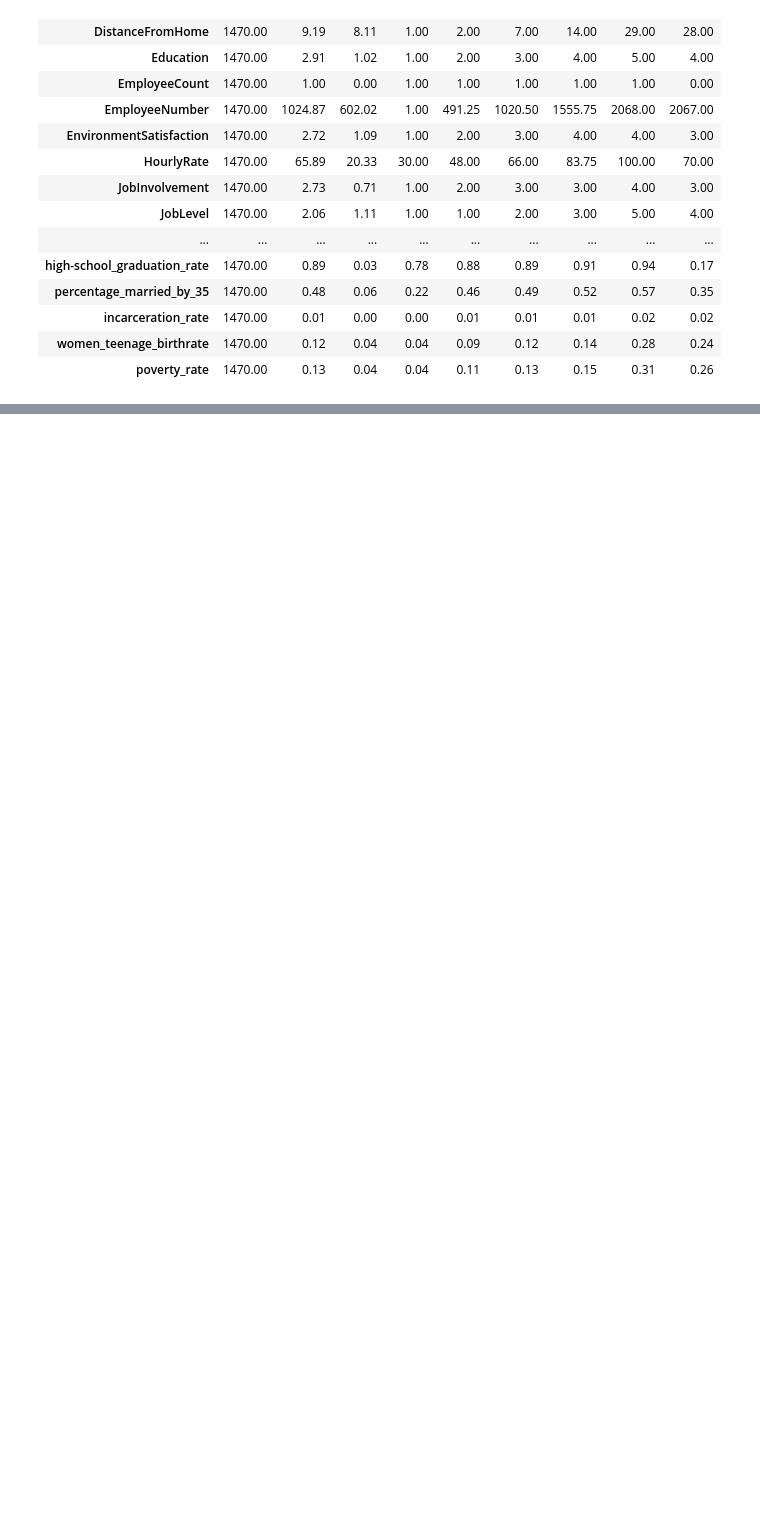
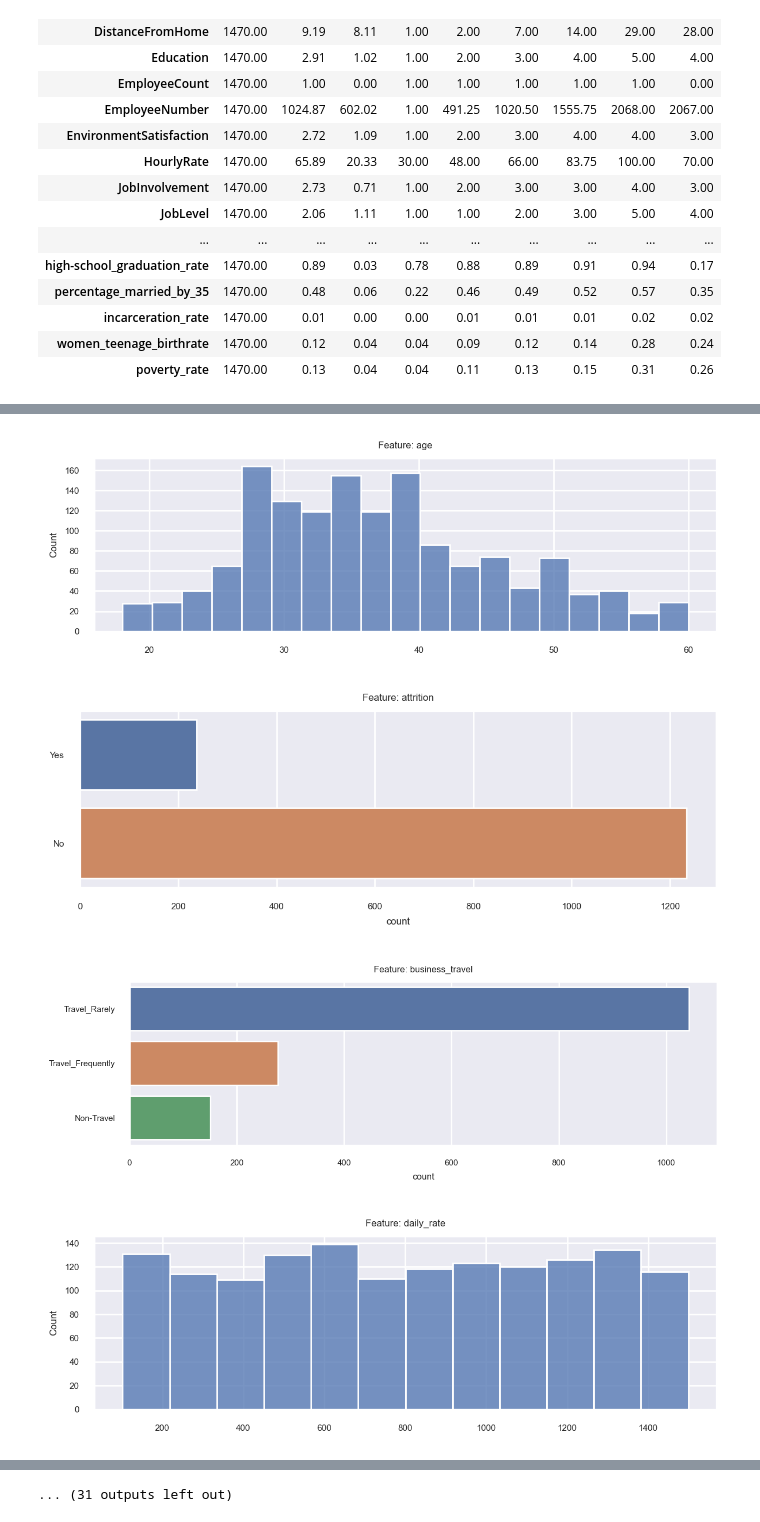
Before and after one commit to mijailmariano/drivers_of_workplace_equity, a Jupyter notebook: exploration.ipynb, the cells around one changed output, grey strips where cells are left out. Saved outputs shown, nothing was run; the diff lists cells and outputs as text; code cells hidden in the pictures; blank space fills up the shorter version.

```diff
--- a/exploration.ipynb
+++ b/exploration.ipynb
@@ -360,0 +390,43 @@ plt.show
+# %%
+# plotting individual columns/features by data type
+
+for col in df.columns:
+    if df[col].dtype == int or df[col].dtype == float:
+        plt.figure(figsize = (7, 2))
+        sns.histplot(df[col])
+
+        plt.title(f'Feature: {col}')
+        plt.xlabel(None)
+        plt.show()
+
+    elif col == "cty" or col == "county_name":
+        # treating large discrete count plots seperate
+        plt.figure(figsize = (7, 2))
+        sns.countplot(df[col], label = col)
+
+        plt.legend()
+        # plt.xticks(rotation = 90)
+        plt.tick_params(
+                        axis='x',          # changes apply to the x-axis
+                        # which='both',      # both major and minor ticks are affected
+                        # bottom=True,      # ticks along the bottom edge are off
+                        # top=False,         # ticks along the top edge are off
+                        rotation = 90,
+                        labelsize = 4)
+                        # labelbottom=False)
+        plt.xlabel(None)
+        plt.title(f'Feature: {col}')
+        plt.show()
+
+    else:
+        plt.figure(figsize = (7, 2))
+        sns.countplot(y = df[col], orient = "h")
+
+        plt.ylabel(None)
+        plt.title(f'Feature: {col}')
+        plt.show()
+# %% [output]
+[figure, added]
+[figure, added]
+[figure, added]
+[figure, added]
@@ -360,0 +441 @@ plt.show
+... (31 outputs left out)
```
Also changed, not shown: parts of 12 cells of this notebook, 1 other file.
